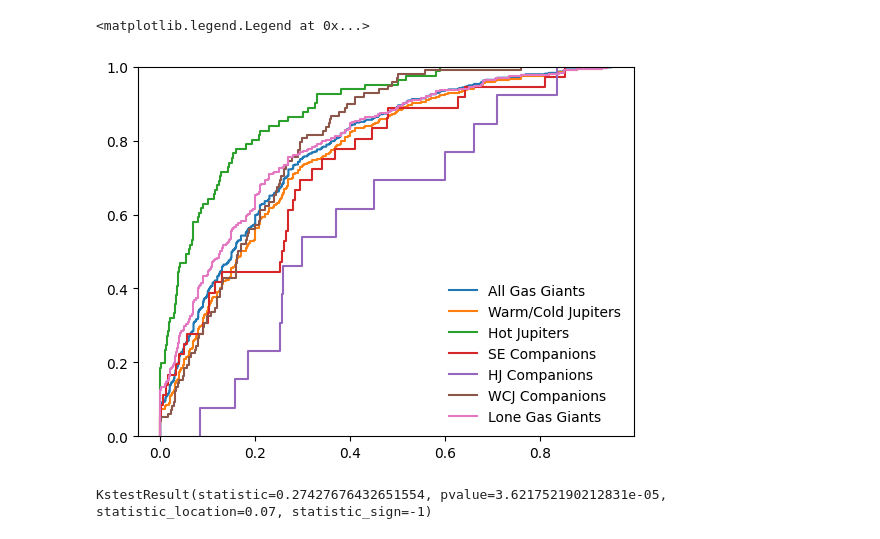
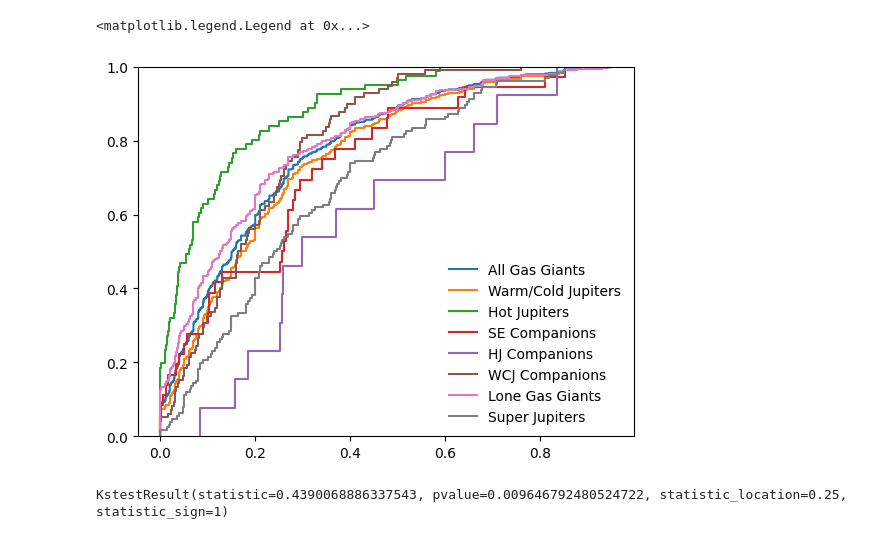
Before and after one commit to joshua-bromley/gasGiantCompanions, a Jupyter notebook: eccentricityDistibutions.ipynb, the cells around one changed output. Drawn from its saved outputs; the diff is of its cells as text; code cells hidden in the pictures.

```diff
--- a/eccentricityDistibutions.ipynb
+++ b/eccentricityDistibutions.ipynb
@@ -14,6 +14,7 @@ warmColdJupiters = pd.concat((warmJupiters, coldJupiters))
 gasGiants = pd.concat((warmColdJupiters, hotJupiters))
 
 loneGasGiants = gasGiants.loc[gasGiants["sy_pnum"] == 1]
+superJupiters = planets.loc[planets["pl_bmasse"] > 5*mJ]
 
 """
 Companion Type is a product of primes so that I can identify the categories a companion belongs to with a single number
@@ -31,20 +32,21 @@ wcjCompanions = planets.loc[(planets["companion_type"] % 11 == 0) | (planets["co
 # %%
 fig, ax = plt.subplots(1,1)
 
 ax.ecdf(gasGiants["pl_orbeccen"].dropna(), label = "All Gas Giants")
 ax.ecdf(warmColdJupiters["pl_orbeccen"].dropna(), label = "Warm/Cold Jupiters")
 ax.ecdf(hotJupiters["pl_orbeccen"].dropna(), label = "Hot Jupiters")
 ax.ecdf(seCompanions["pl_orbeccen"].dropna(), label = "SE Companions")
 ax.ecdf(hjCompanions["pl_orbeccen"].dropna(), label = "HJ Companions")
 ax.ecdf(wcjCompanions["pl_orbeccen"].dropna(), label = "WCJ Companions")
 ax.ecdf(loneGasGiants["pl_orbeccen"].dropna(), label= "Lone Gas Giants")
+ax.ecdf(superJupiters["pl_orbeccen"].dropna(), label = "Super Jupiters")
 ax.legend(frameon = False)
 # %% [output]
 <matplotlib.legend.Legend at 0x...>
-[figure, old version]
+[figure, new version]
 # %%
-stats.kstest(gasGiants["pl_orbeccen"].dropna(), hotJupiters["pl_orbeccen"].dropna())
+stats.kstest(gasGiants["pl_orbeccen"].dropna(), hjCompanions["pl_orbeccen"].dropna())
 # %% [output]
-KstestResult(statistic=0.27427676432651554, pvalue=3.621752190212831e-05, statistic_location=0.07, statistic_sign=-1)
+KstestResult(statistic=0.4390068886337543, pvalue=0.009646792480524722, statistic_location=0.25, statistic_sign=1)
 # %%
 stats.rayleigh.fit(gasGiants["pl_orbeccen"].dropna(), floc = 0)
```
Also changed, not shown: parts of 5 cells of this notebook, 1 other file.
